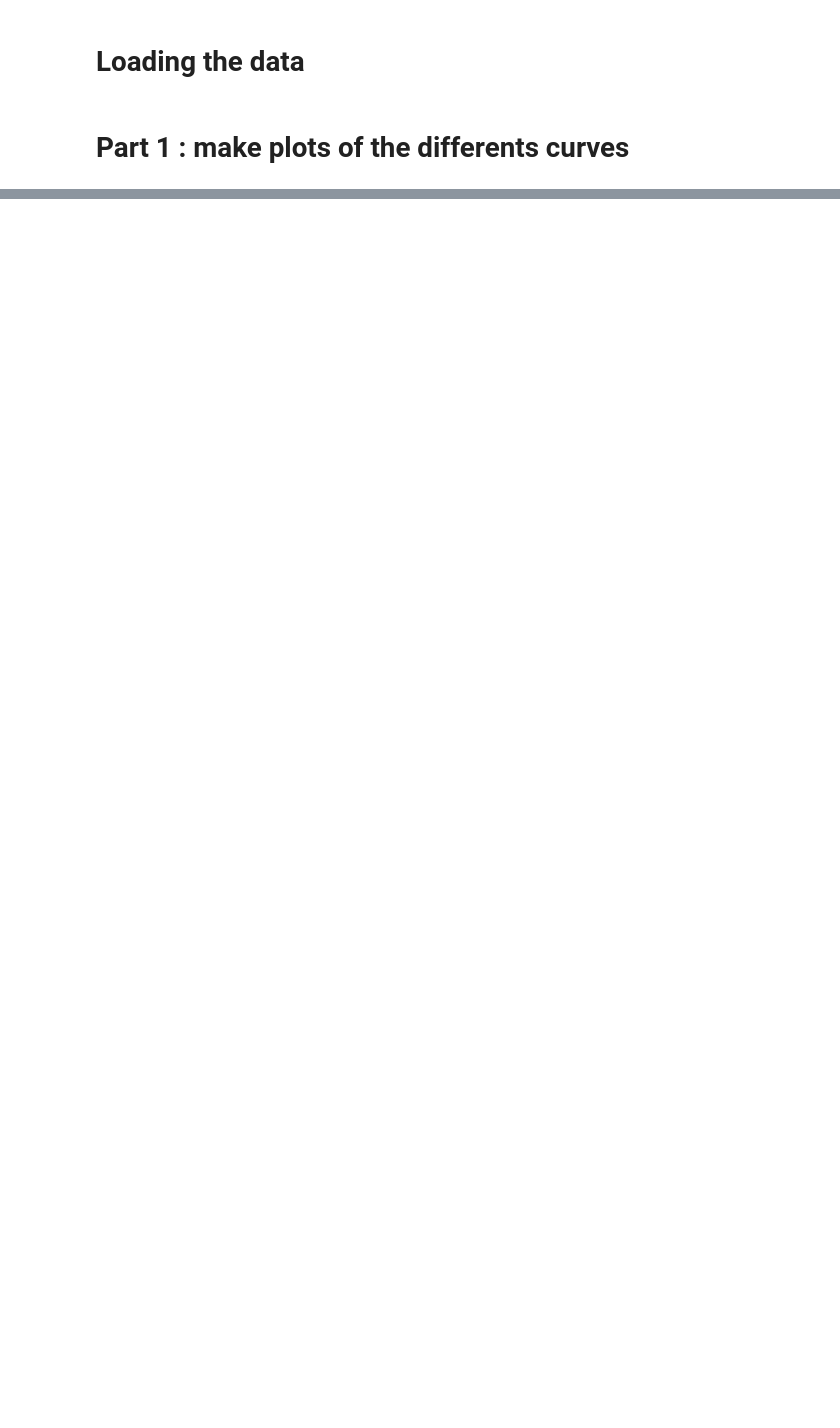
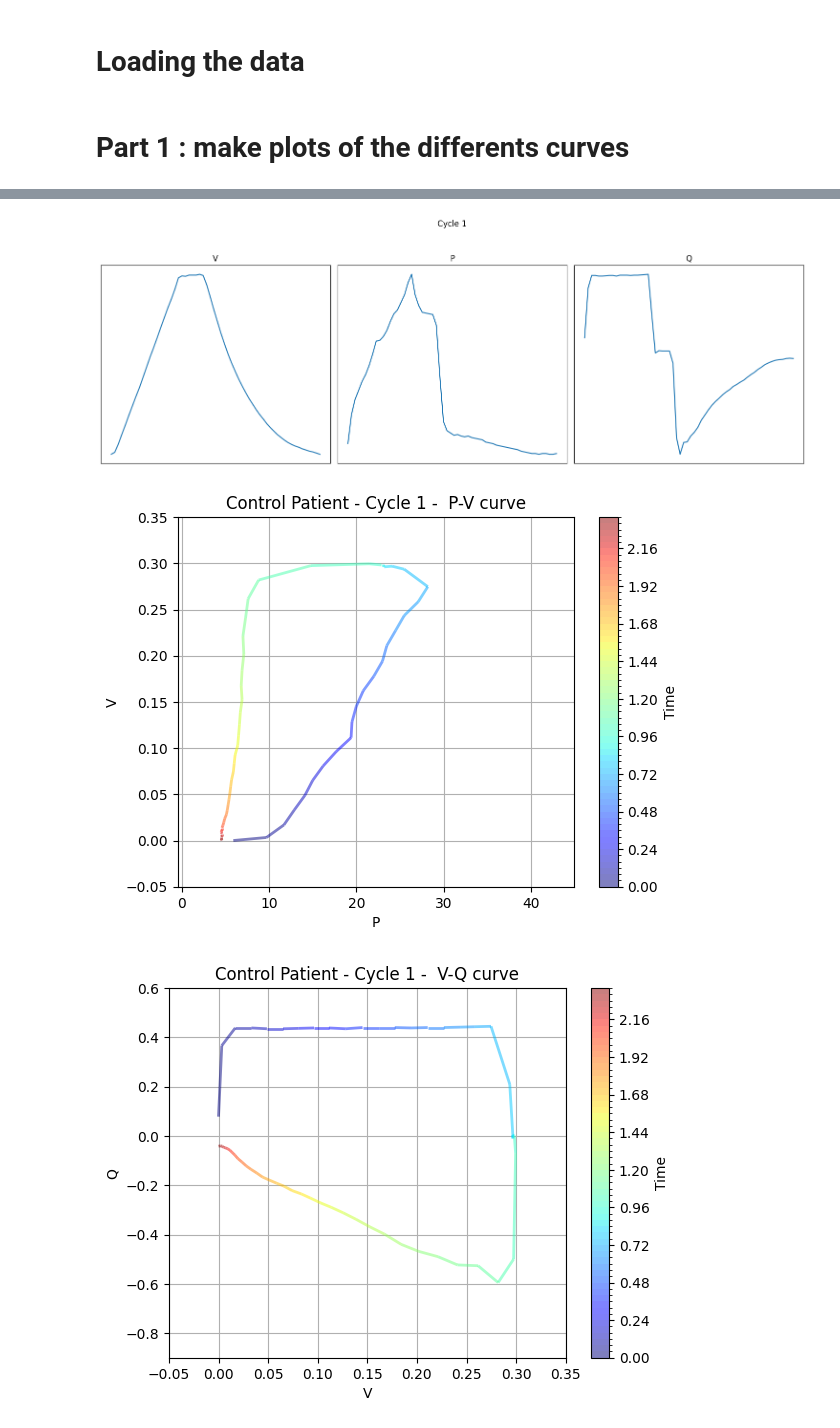
Before and after one commit to julienbrandoit/GBIO0014-2---ARDS-and-healthy-lungs-analysis, a Jupyter notebook: project.ipynb, the cells around one changed output, grey strips where cells are left out. Saved outputs shown, nothing was run; the diff lists cells and outputs as text; code cells hidden in the pictures; blank space fills up the shorter version.

```diff
--- a/project.ipynb
+++ b/project.ipynb
@@ -63,0 +82,48 @@ plt.plot(Control_data['t'] - Control_data['t'][0], Control_data['P'], label="Con
+# %%
+def extract_cycles(data):
+    cycles = []
+
+    t = data['t']
+    P = data['P']
+    Q = data['Q']
+    V = data['V']
+
+    zero_V_indices = np.argwhere(V == 0).flatten()
+    filtered_V_indices = []
+
+    if len(zero_V_indices) == 0:
+        print("Not a proper curve ! Never cross V = 0")
+        exit(-1)
+
+    filtered_V_indices.append(zero_V_indices[0])
+
+    for i in range(1, len(zero_V_indices)):
+        if zero_V_indices[i] != zero_V_indices[i-1] + 1:
+            filtered_V_indices.append(zero_V_indices[i])
+
+    for i in range(0, len(filtered_V_indices) - 1):
+        cycles.append({'t' : t[filtered_V_indices[i]:filtered_V_indices[i+1]+1],
+                       'P' : P[filtered_V_indices[i]:filtered_V_indices[i+1]+1],
+                       'Q' : Q[filtered_V_indices[i]:filtered_V_indices[i+1]+1],
+                       'V' : V[filtered_V_indices[i]:filtered_V_indices[i+1]+1]})
+
+    return cycles
+
+for c, d in enumerate(extract_cycles(Control_data)):
+
+    fig, axs = plt.subplots(1, 3, figsize=(15, 5), subplot_kw={'xticks': [], 'yticks': []})
+
+    # Plot on each subplot
+    for ax, data_type in zip(axs, ['V', 'P', 'Q']):
+        ax.plot(d['t'], d[data_type])
+        ax.set_title(data_type)
+
+    plt.suptitle(f"Cycle {c + 1}", y=1.05)
+    plt.tight_layout()
+    plt.show()
+
+    plot_time_curves_patient(d, f"Control Patient - Cycle {c+1} - ")
+# %% [output]
+[figure, added]
+[figure, added]
+[figure, added]
```
Also changed, not shown: parts of 6 cells of this notebook.
